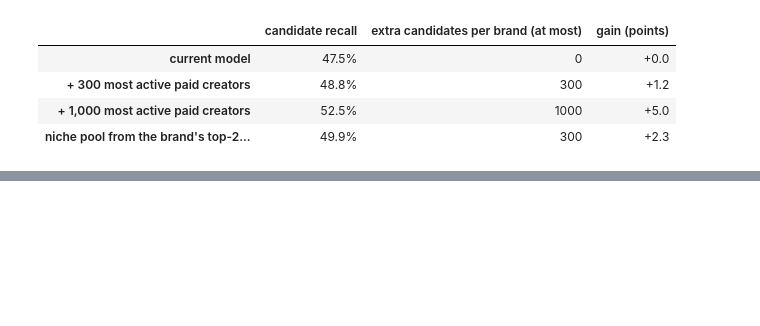
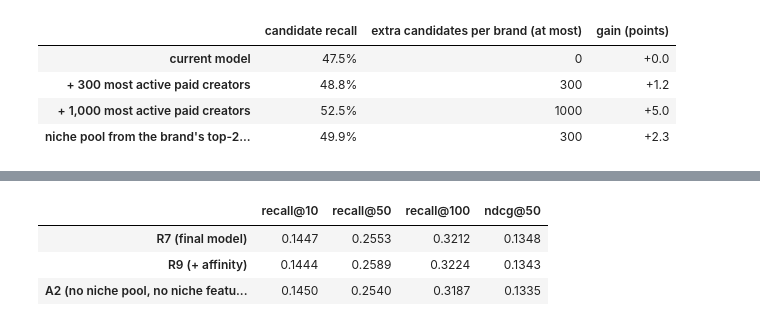
Before and after one commit to m4r1n4181/mems-media-ai, a Jupyter notebook: ml/notebooks/04_error_analysis.ipynb, the cells around one changed output, grey strips where cells are left out. Saved outputs shown, nothing was run; the diff lists cells and outputs as text; code cells hidden in the pictures; blank space fills up the shorter version.

Commit message:
feat(ml): niche affinity (R9) and no-niche ablation (A2)
Neither changes Recall@50 beyond noise; R7 stays final. Notebook 04 corrected: a big group of misses is not a big cause.

```diff
--- a/ml/notebooks/04_error_analysis.ipynb
+++ b/ml/notebooks/04_error_analysis.ipynb
@@ -259,0 +280,8 @@ system files under the wrong niche**. Ranked by expected gain per cost:
+# %%
+aff = json.loads((ROOT / "results" / "affinity_val.json").read_text())
+display(pd.DataFrame({k: v for k, v in aff.items() if k != "coverage"}).T
+        .style.format({"candidate_recall": "{:.1%}", "candidates_per_brand": "{:.0f}"}))
+print({k: f"{v:.0%}" for k, v in aff["coverage"].items()})
+r7 = json.loads((ROOT / "results" / "ranker_val.json").read_text())["summary"]["ranker"]
+r9 = json.loads((ROOT / "results" / "ranker_val_affinity-add.json").read_text())["summary"]["ranker"]
+pd.DataFrame({"R7 (final model)": r7, "R9 (+ affinity)": r9}).T.drop(columns="top10_median_followers").round(4)
@@ -259,0 +349,8 @@ system files under the wrong niche**. Ranked by expected gain per cost:
+# %%
+a2 = json.loads((ROOT / "results" / "ranker_val_no-niche.json").read_text())["summary"]["ranker"]
+pd.DataFrame({"R7 (final model)": r7, "R9 (+ affinity)": r9, "A2 (no niche pool, no niche features)": a2}).T     .drop(columns="top10_median_followers").round(4)
+# %% [output]
+|  | recall@10 | recall@50 | recall@100 | ndcg@50 |
+| R7 (final model) | 0.1447 | 0.2553 | 0.3212 | 0.1348 |
+| R9 (+ affinity) | 0.1444 | 0.2589 | 0.3224 | 0.1343 |
+| A2 (no niche pool, no niche featu... | 0.1450 | 0.2540 | 0.3187 | 0.1335 |
```
Also changed, not shown: parts of 8 cells of this notebook, 10 other files.
